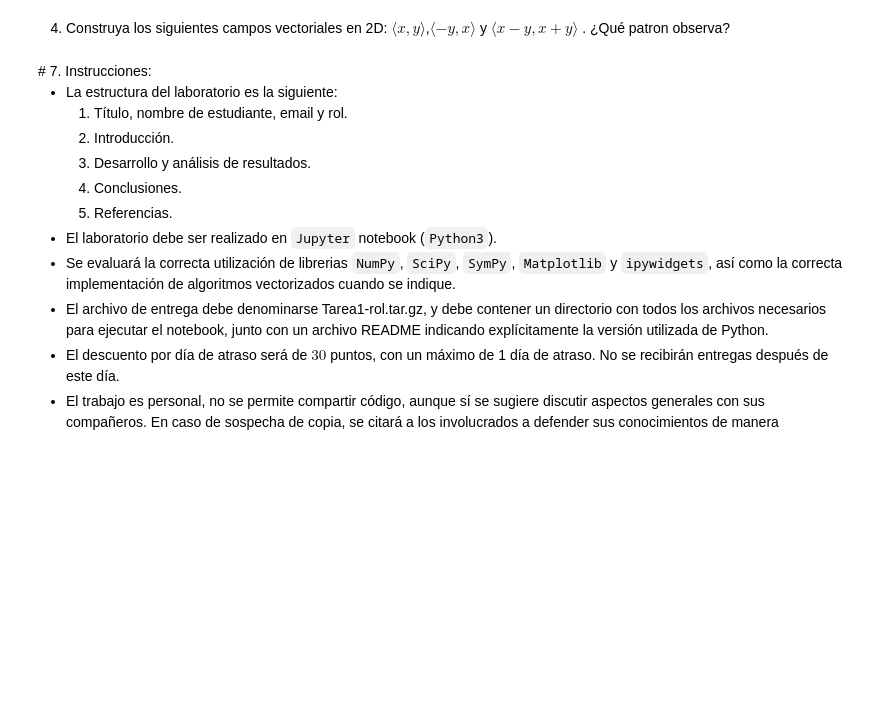
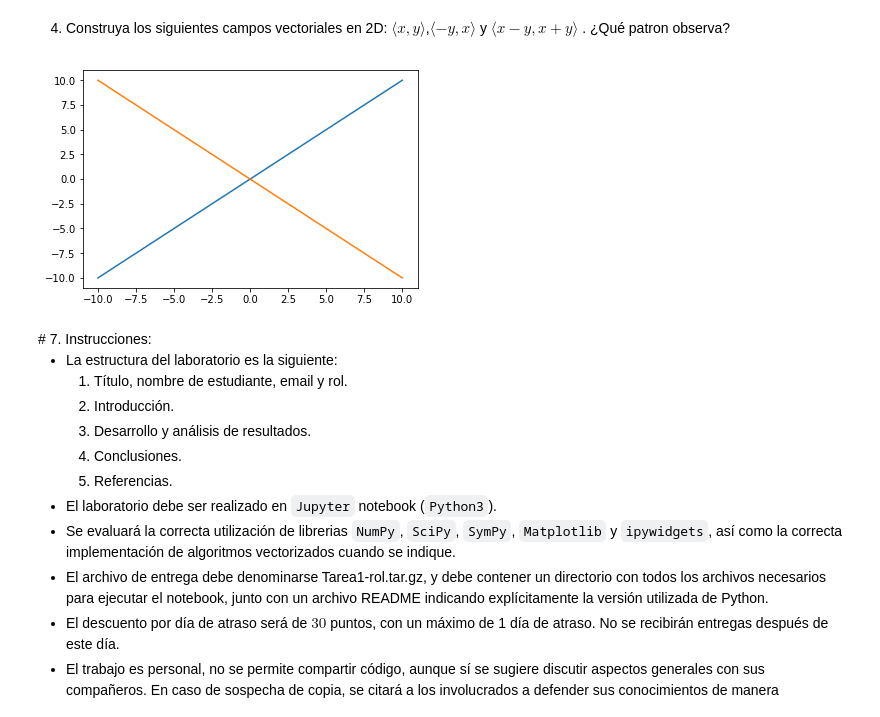
Before and after one commit to mijara/notebooks, a Jupyter notebook: Tarea_1_CC1_2017.ipynb, the cells around one changed output. Drawn from its saved outputs; the diff is of its cells as text; code cells hidden in the pictures; blank space fills up the shorter version.

```diff
--- a/Tarea_1_CC1_2017.ipynb
+++ b/Tarea_1_CC1_2017.ipynb
@@ -410,6 +414,15 @@ plt.show()
 ### NO SE CUAL ES LA MEJOR FUNCION LINEAL QUE LO APROXIMA :(
 # %% [markdown]
 4) Construya los siguientes campos vectoriales en 2D: $\langle x,y\rangle$,$\langle -y,x\rangle$ y $\langle x-y,x+y\rangle$ . ¿Qué patron observa?
+# %%
+t = np.linspace(-10, 10, 100)
+
+plt.plot(t, t)
+plt.plot(- t, t)
+# plt.plot(t - t, t + t) # TODO!!
+plt.show()
+# %% [output]
+[figure, added]
 # %% [markdown]
 <div id='instr' />
 # 7. Instrucciones:
```
Also changed, not shown: parts of 3 cells of this notebook.
